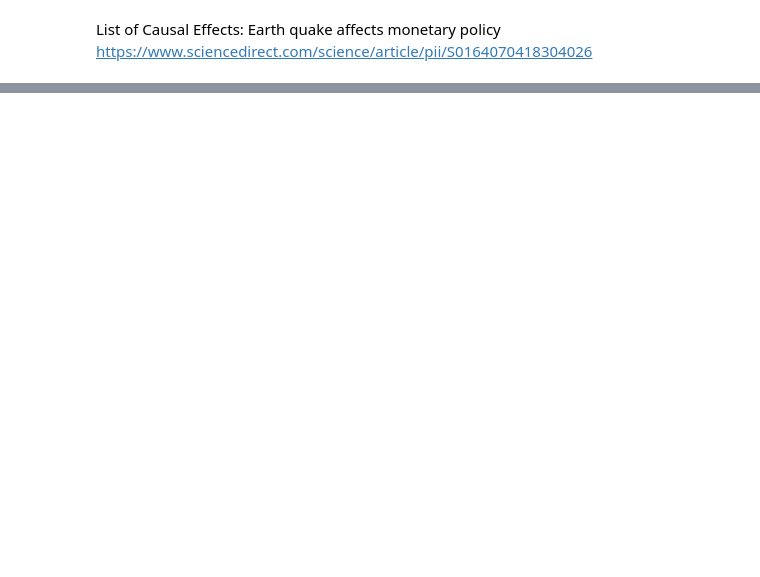
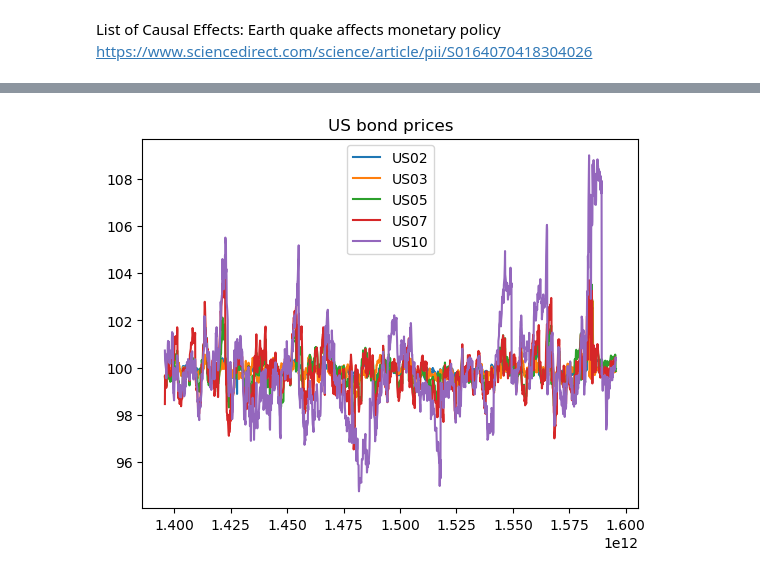
Before and after one commit to RussellzzZ/CausalInferenceDataScienceProject, a Jupyter notebook: data_project.ipynb, the cells around one changed output, grey strips where cells are left out. Saved outputs shown, nothing was run; the diff lists cells and outputs as text; code cells hidden in the pictures; blank space fills up the shorter version.

Commit message:
imported price and yield data

```diff
--- a/data_project.ipynb
+++ b/data_project.ipynb
@@ -28,0 +39,6 @@ g
+# %%
+# prices = pd.read_csv("data/prices.csv").sort_values(by='time', ascending=True)
+prices = pd.read_csv("data/prices.csv").sort_values(by='time', ascending=True)
+prices['datetime'] = pd.to_datetime(prices['time'], unit='ms')
+prices['datetime'] = prices['datetime'].dt.strftime('%Y/%m/%d')
+prices.head()
@@ -28,0 +53,21 @@ g
+# %%
+def getFirstNonZero(arr):
+    i = 0
+    n = len(arr)
+    for i in range(n):
+        if arr[i] != 0:
+            return i
+    return -1
+
+columns = ['US02','US03','US05','US07','US10']
+fig, ax = plt.subplots()
+for column in columns:
+    data = prices[column].to_numpy()
+    idx = getFirstNonZero(data)
+    ax.plot(prices['time'].to_numpy()[idx:], data[idx:], label = column)
+
+plt.title('US bond prices')
+plt.legend()
+plt.show()
+# %% [output]
+[figure, added]
```
Also changed, not shown: parts of 6 cells of this notebook.
